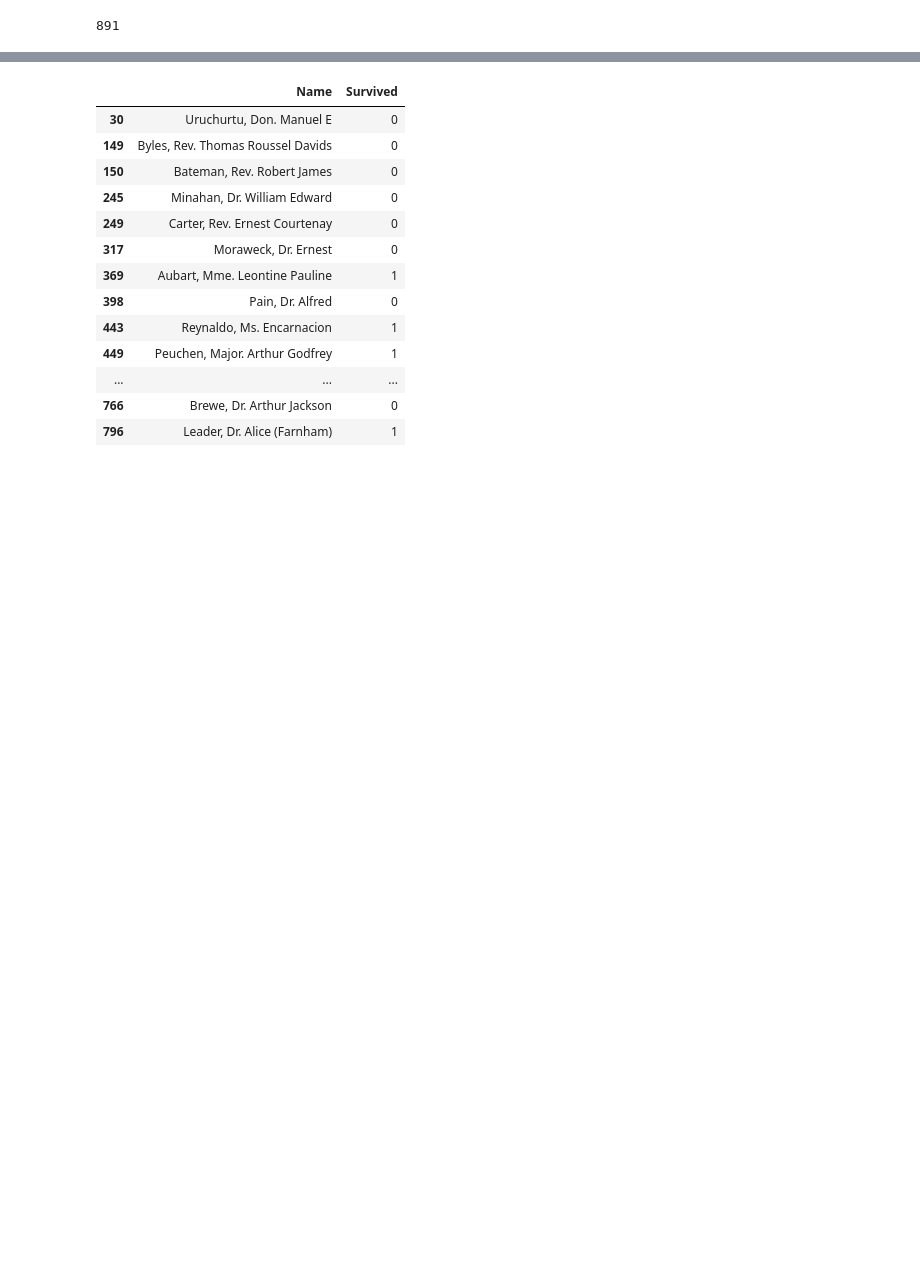
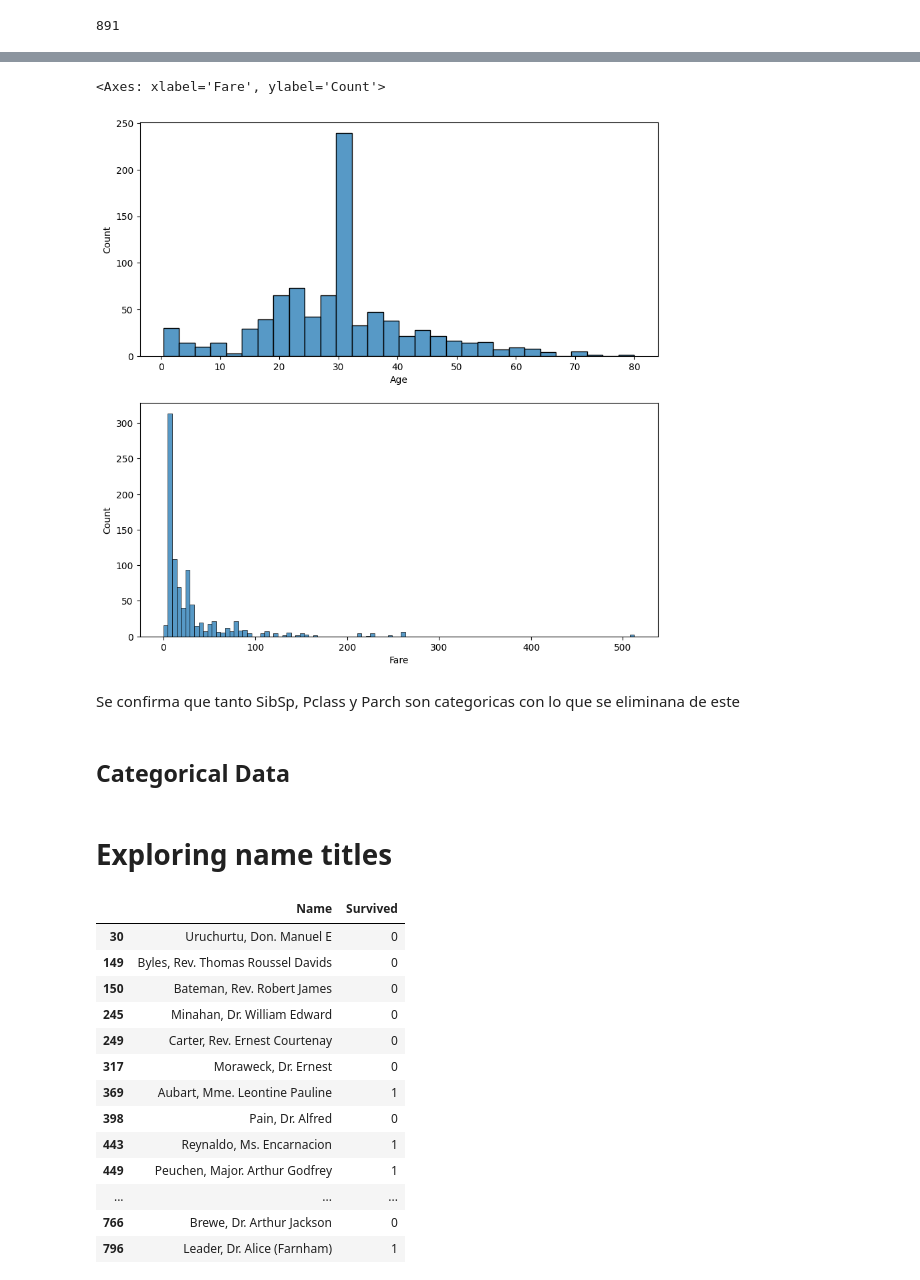
Before and after one commit to marcoeferro/EDA-exercises, a Jupyter notebook: titanic/EDA.ipynb, the cells around one changed output, grey strips where cells are left out. Cells and saved outputs as stored; diff of their text form; code cells hidden in the pictures; blank space fills up the shorter version.

```diff
--- a/titanic/EDA.ipynb
+++ b/titanic/EDA.ipynb
@@ -128,3 +163,16 @@ df_numeric["PassengerId"].nunique()
+# %%
+fig, ax = plt.subplots(nrows=2, ncols=1,figsize=(10, 10))
+sns.histplot(data=df_numeric["Age"],ax=ax[0])
+sns.histplot(data=df_numeric["Fare"],ax=ax[1])
+# %% [output]
+<Axes: xlabel='Fare', ylabel='Count'>
+[figure, added]
+# %% [markdown]
+Se confirma que tanto SibSp, Pclass y Parch son categoricas con lo que se eliminana de este
+# %% [markdown]
+## Categorical Data
+# %% [markdown]
+# Exploring name titles
 # %%
 import re
 # %%
```
Also changed, not shown: parts of 11 cells of this notebook.
